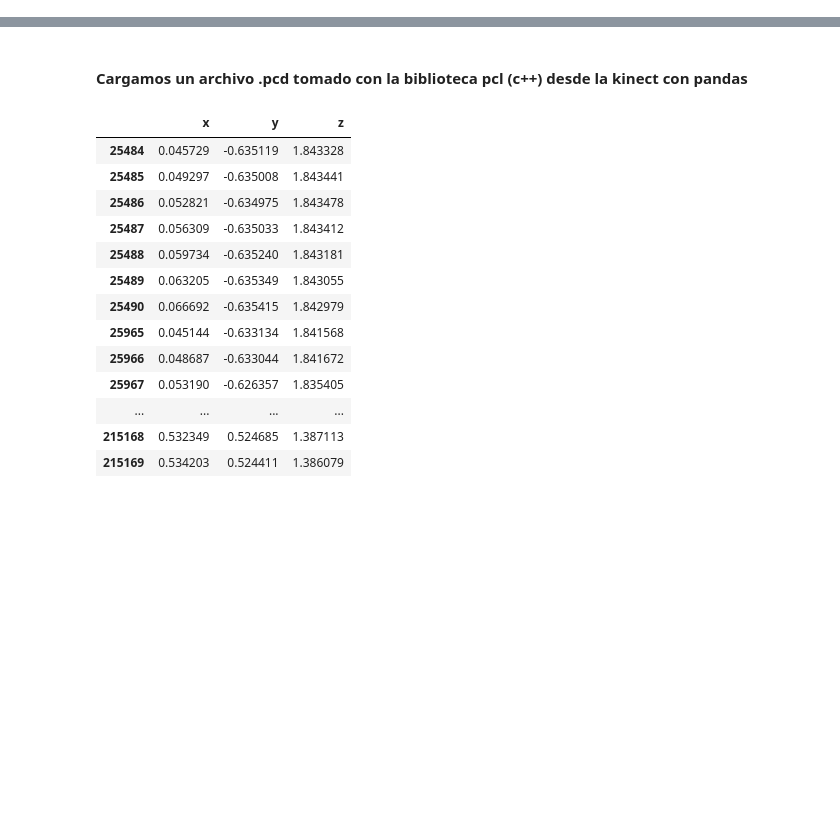
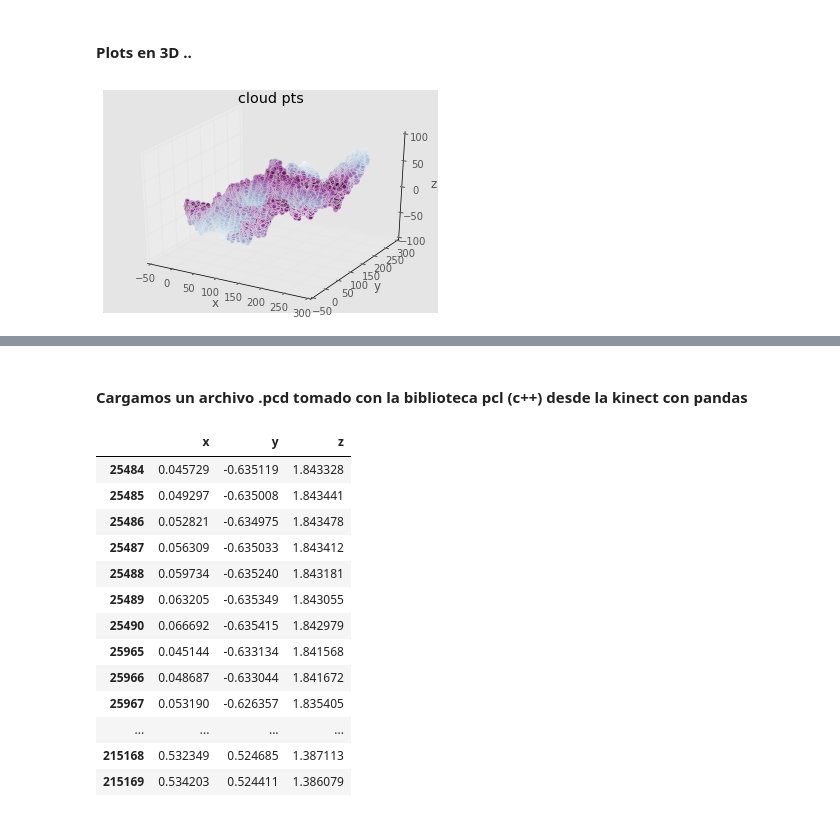
Before and after one commit to celiacintas/patagonia_meetup, a Jupyter notebook: intento_1/charlas/vis_data.ipynb, the cells around one changed output, grey strips where cells are left out. Drawn from its saved outputs; the diff is of its cells as text; code cells hidden in the pictures; blank space fills up the shorter version.

```diff
--- a/intento_1/charlas/vis_data.ipynb
+++ b/intento_1/charlas/vis_data.ipynb
@@ -8,0 +101,13 @@ import matplotlib.cm as cm
+# %% [markdown]
+#### Plots en 3D ..
+# %%
+# % matplotlib inline
+threedee = plt.figure().gca(projection='3d')
+threedee.set_title("cloud pts")
+threedee.scatter(X_bmf, Y_bmf, Z_bmf, c=np.abs(Z_bmf), cmap= cm.BuPu_r)
+threedee.set_xlabel('x')
+threedee.set_ylabel('y')
+threedee.set_zlabel('z')
+plt.show()
+# %% [output]
+[figure, added]
```
Also changed, not shown: parts of 36 cells of this notebook.
